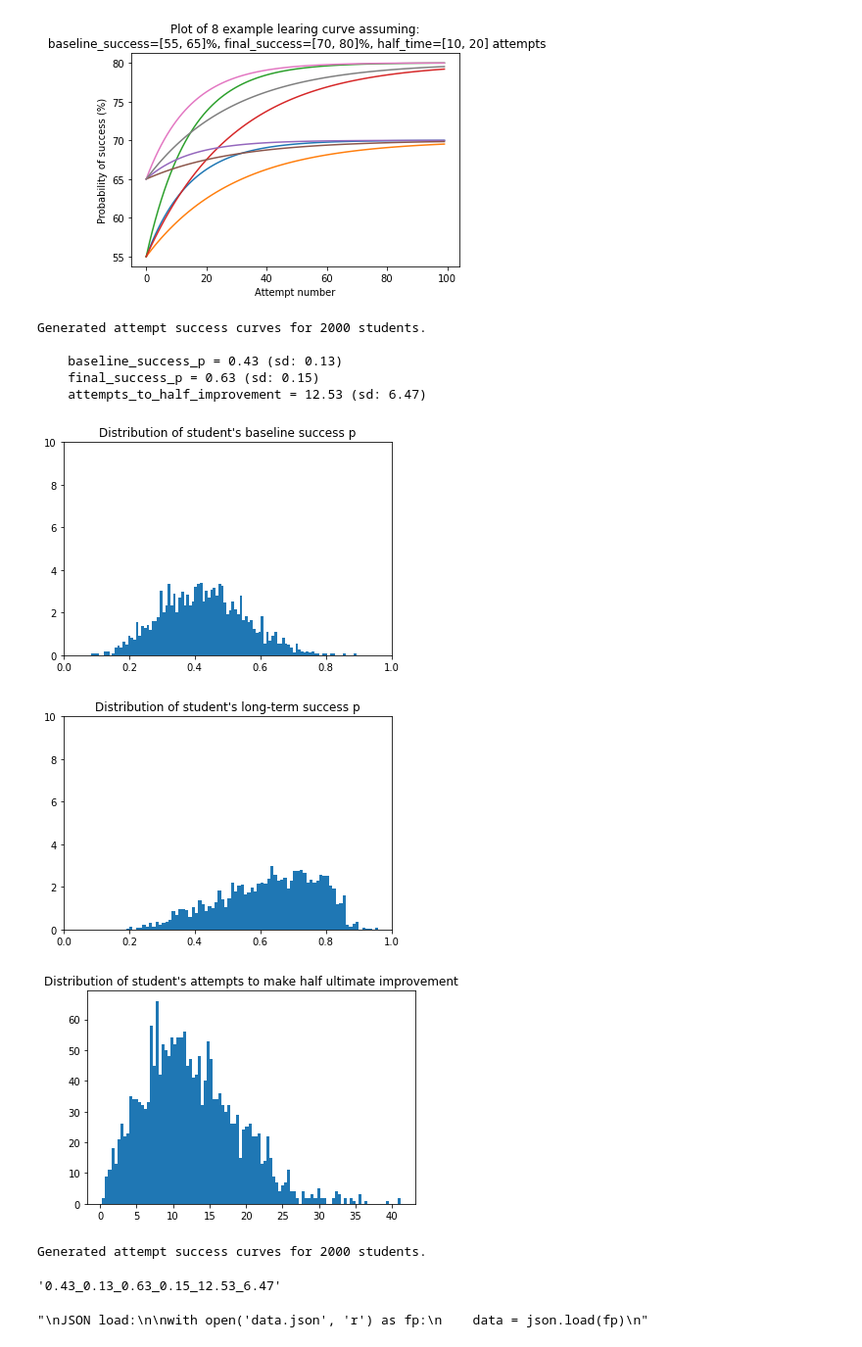
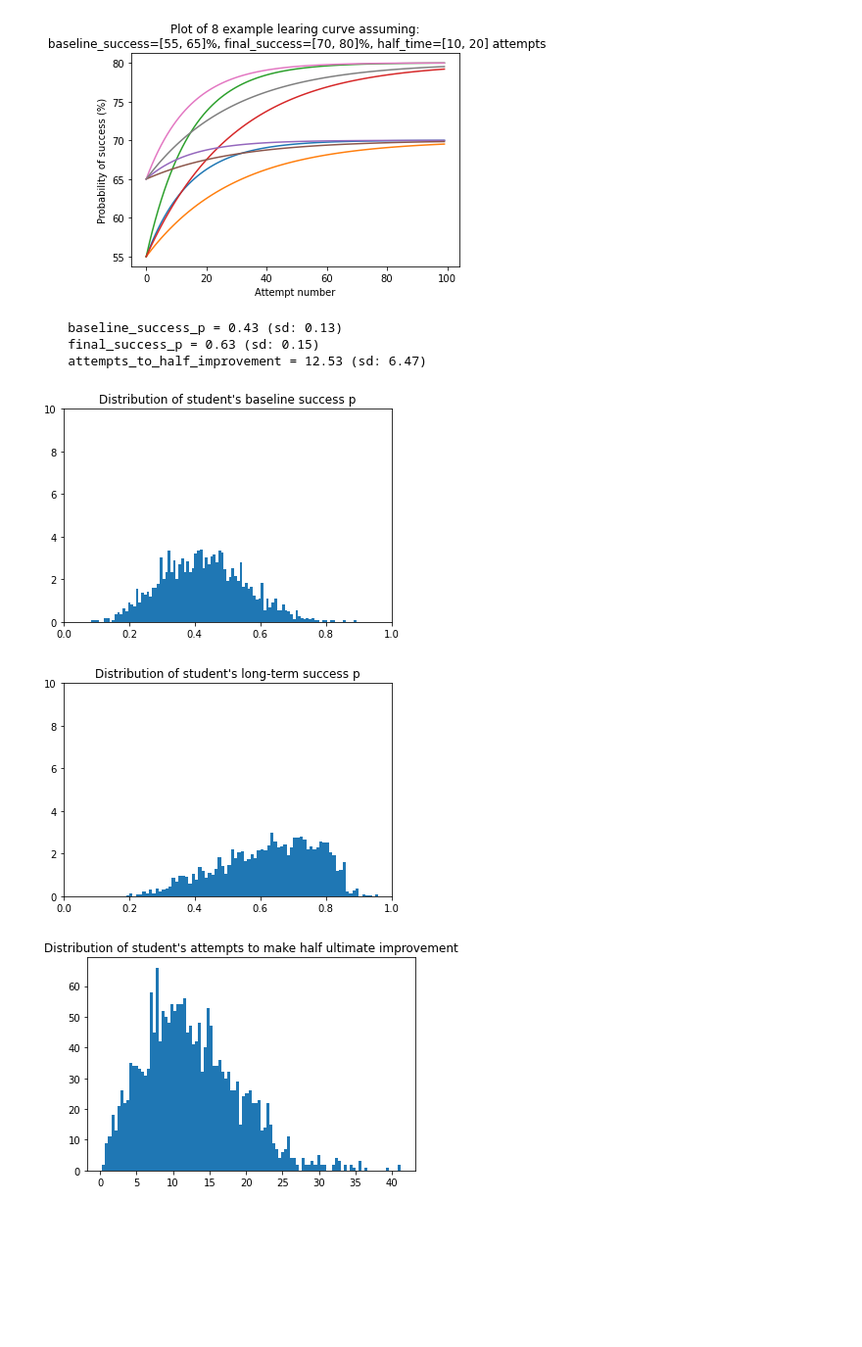
Before and after one commit to ErichBSchulz/IVCTrial, a Jupyter notebook: PowerSimulation.ipynb, the cells around one changed output. Shown: that part at 98% size. Cells and saved outputs as stored; diff of their text form; code cells hidden in the pictures; blank space fills up the shorter version.

```diff
--- a/PowerSimulation.ipynb
+++ b/PowerSimulation.ipynb
@@ -128,36 +131,31 @@ def create_mock_students(n = 2000, chattiness = 5):
     sc = generate_student_curves(baseline_alpha, baseline_beta, fall_in_failure_rate, half_time_mean, n)
     sac = student_attempt_success(sc, attempts=20)
     pp(chattiness, f"Generated attempt success curves for {n} students.")
-    d = describe_student_curves(sc, plots=chattiness>5)
-    pp(chattiness, f"Generated attempt success curves for {n} students.")
-    return sc, sac, d
-
-
-sc, sac, student_curve_attributes = create_mock_students(chattiness=10)
-student_curve_attributes['key']
+    return sc, sac
-# %% [output]
-Generated attempt success curves for 2000 students.
-
-    baseline_success_p = 0.43 (sd: 0.13)
-    final_success_p = 0.63 (sd: 0.15)
-    attempts_to_half_improvement = 12.53 (sd: 6.47)
-[figure, removed]
-[figure, removed]
-[figure, removed]
-Generated attempt success curves for 2000 students.
-'0.43_0.13_0.63_0.15_12.53_6.47'
-# %%
-import pickle
-with open(f"students{student_curve_attributes['key']}.json", 'wb') as fp:
-    pickle.dump({"sc":sc,"sac":sac}, fp)
-"""
-JSON load:
-
-with open('data.json', 'r') as fp:
-    data = json.load(fp)
-"""
-# %% [output]
-"\nJSON load:\n\nwith open('data.json', 'r') as fp:\n    data = json.load(fp)\n"
+# %%
+student_data_file = 'students0.43_0.13_0.63_0.15_12.53_6.47.pickle'
+
+def read_student_data(student_data_file):
+    with open(student_data_file, 'rb') as fp:
+        data = pickle.load(fp)
+        return data['sc'], data['sac']
+
+if student_data_file:
+    sc, sac = read_student_data(student_data_file)
+    student_curve_attributes = describe_student_curves(sc, plots=True)
+else:
+    sc, sac, student_curve_attributes = create_mock_students(chattiness=10)
+    student_curve_attributes = describe_student_curves(sc, plots=True)
+    student_curve_attributes['key']
+    with open(f"students{student_curve_attributes['key']}.json", 'wb') as fp:
+        pickle.dump({"sc":sc,"sac":sac}, fp)
+# %% [output]
+    baseline_success_p = 0.43 (sd: 0.13)
+    final_success_p = 0.63 (sd: 0.15)
+    attempts_to_half_improvement = 12.53 (sd: 6.47)
+[figure, added]
+[figure, added]
+[figure, added]
 # %%
 def generate_trial_data(subject_n, attempt_n, trials, groups, sac):
     attempt_data = []
```
Also changed, not shown: parts of 13 cells of this notebook, 1 other file.
